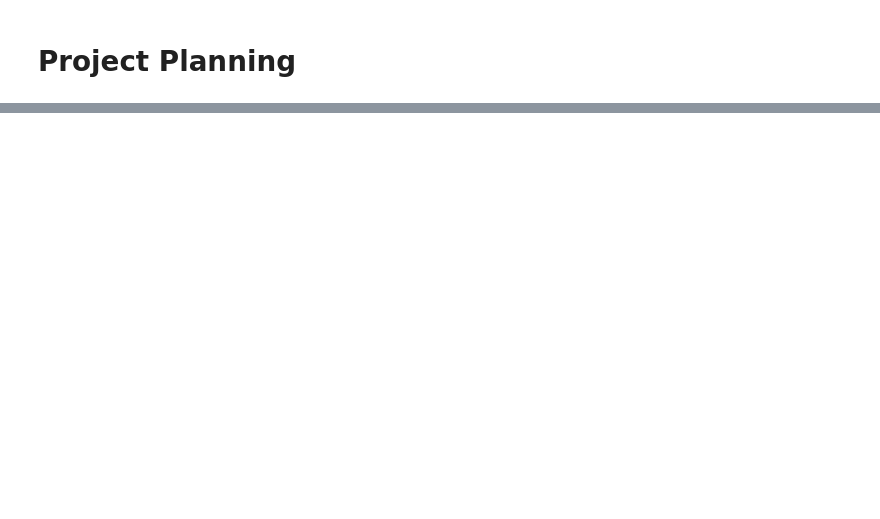
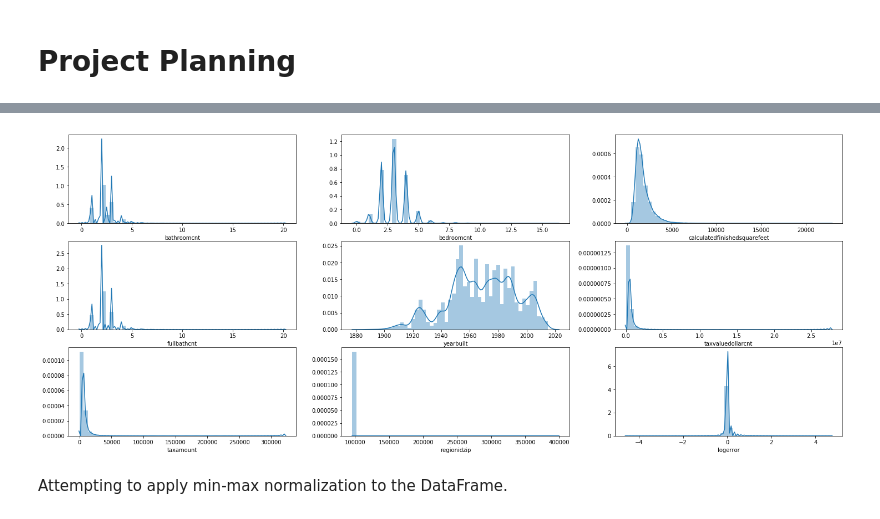
Before and after one commit to matthewzapata/codeup-ds-projects, a Jupyter notebook: regression-project/Regression_Proj_MatthewZapata.ipynb, the cells around one changed output, grey strips where cells are left out. Drawn from its saved outputs; the diff is of its cells as text; code cells hidden in the pictures; blank space fills up the shorter version.

Commit message:
Start data modeling

```diff
--- a/regression-project/Regression_Proj_MatthewZapata.ipynb
+++ b/regression-project/Regression_Proj_MatthewZapata.ipynb
@@ -92,0 +526,12 @@ pd.read_sql('SELECT ')
+# %%
+plt.figure(figsize=(25,10))
+
+for i, column in enumerate(joined_nonull.drop('parcelid', axis=1)):
+    plt.subplot(3, 3, (i+1))
+    sns.distplot(joined_nonull[column])
+
+plt.show()
+# %% [output]
+[figure, added]
+# %% [markdown]
+Attempting to apply min-max normalization to the DataFrame.
```
Also changed, not shown: parts of 92 cells of this notebook.
